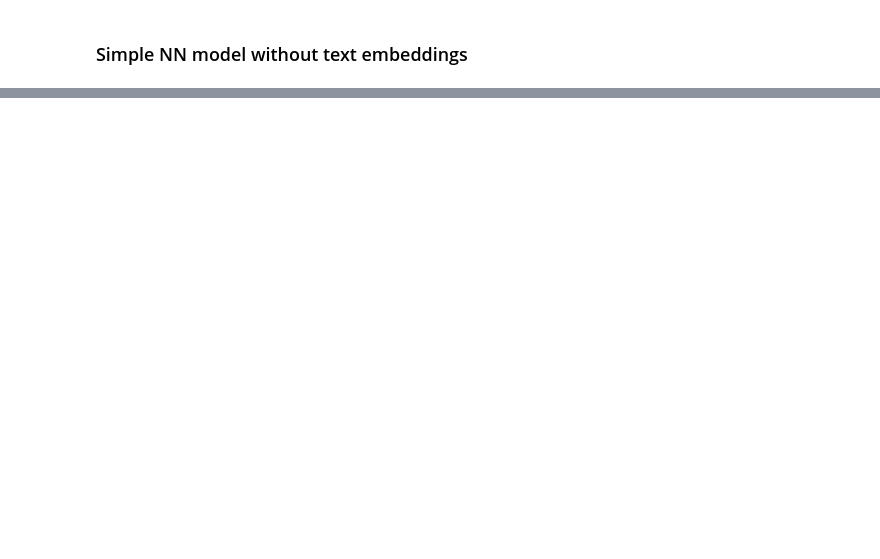
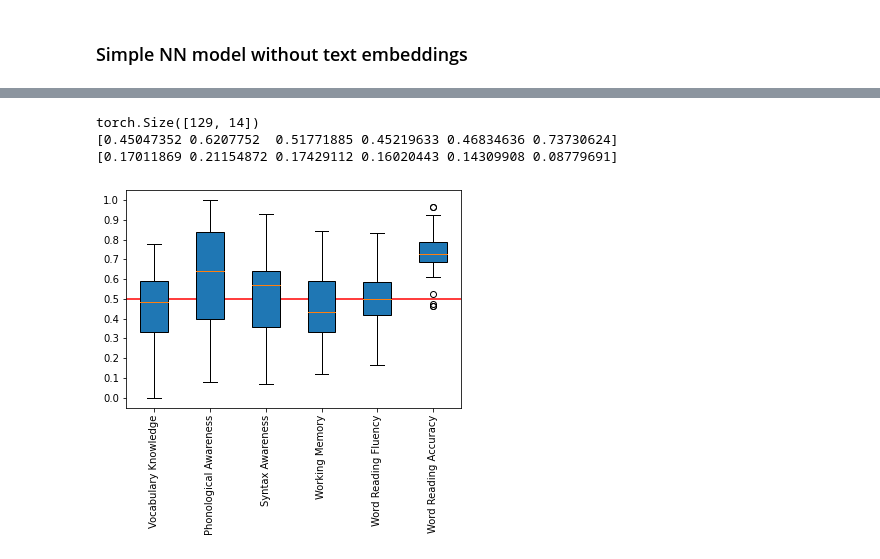
Before and after one commit to EdTeKLA/ComprehensionScorePredictor, a Jupyter notebook: code/correctness_pred/model.ipynb, the cells around one changed output, grey strips where cells are left out. Cells and saved outputs as stored; diff of their text form; code cells hidden in the pictures; blank space fills up the shorter version.

```diff
--- a/code/correctness_pred/model.ipynb
+++ b/code/correctness_pred/model.ipynb
@@ -284,8 +278,11 @@ Run 4
 # %%
-model_1 = BertModel(64, 12, 0.1)
-model_1.load_state_dict(torch.load('fullmodel1.pt'))
+model_1 = BertModel(64, 14, 0.1)
+model_1.load_state_dict(torch.load('full.pt'))
 print(model_1)
-print(test_ds['answers'].shape)
+
+train_data, test_data = train_test_split(data, test_size=0.2, random_state = 40)
+test_ds = create_tensors(test_data)
+
 criterion = nn.BCEWithLogitsLoss()
 evaluate(model_1,test_ds,criterion,matrix=False)
 # %% [output]
@@ -385,8 +373,8 @@ class SimpleNet(nn.Module):
         super().__init__()
         self.fc_skill = nn.Linear(skill_dim,skill_dim*2)
         self.relu = nn.ReLU()
-        self.fc2 = nn.Linear(skill_dim*2,128)
-        self.out = nn.Linear(128,1)
+        self.fc2 = nn.Linear(skill_dim*2,12)
+        self.out = nn.Linear(12,1)
         self.skill_dim = skill_dim
 
     def forward(self, skills):
@@ -528,15 +693,25 @@ def McNemar_test(pred_1,pred_2,y):
     tr = 0
     bl = 0
     br = 0
+
+    a = []
+    b = []
+    c = []
+    d = []
+
     for i in range(len(correct_1)):
         if correct_1[i] == 1 and correct_2[i] == 1:
             tl += 1
+            a.append(i)
         elif correct_1[i] == 1 and correct_2[i] == 0:
             tr += 1
+            b.append(i)
         elif correct_1[i] == 0 and correct_2[i] == 1:
             bl += 1
+            c.append(i)
         elif correct_1[i] == 0 and correct_2[i] == 0:
             br += 1
+            d.append(i)
         else:
             print('Unexpected value in counting correctness',correct_1[i],correct_2[i])
 
@@ -544,9 +719,4 @@ def McNemar_test(pred_1,pred_2,y):
     t.add_row(['Model 1 Correct', tl, tr])
     t.add_row(['Model 1 Wrong', bl, br])
     print(t)
-
-print(test_ds['subtests'].shape)
-pred_1 = model_1(test_ds['skills'],test_ds['subtests'],test_ds['questions'],test_ds['answers']).squeeze(1)
-pred_2 = model_2(test_ds['skills']).squeeze(1)
-
-McNemar_test(pred_1,pred_2,test_ds['y'])
+    return tr,bl, [a,b,c,d]
@@ -555,0 +769,19 @@ RuntimeError: mat1 and mat2 shapes cannot be multiplied (1325x7 and 13x26)
+# %%
+students_skills = test_ds['skills'][index_table[1]]
+print(students_skills.shape)
+pre_skills = students_skills[:,:6].numpy()
+print(np.mean(pre_skills,axis=0))
+print(np.std(pre_skills,axis=0))
+
+# for i in range(6):
+#     plt.boxplot(pre_skills[:,i])
+plt.boxplot(pre_skills, vert=True, patch_artist=True, labels=feature_names[:6])
+plt.xticks(rotation='vertical')
+plt.yticks(np.arange(0,1.1,0.1))
+plt.axhline(y=0.5, color='r', linestyle='-')
+plt.show()
+# %% [output]
+torch.Size([129, 14])
+[0.45047352 0.6207752  0.51771885 0.45219633 0.46834636 0.73730624]
+[0.17011869 0.21154872 0.17429112 0.16020443 0.14309908 0.08779691]
+[figure, added]
```
Also changed, not shown: parts of 34 cells of this notebook, 5 other files.
